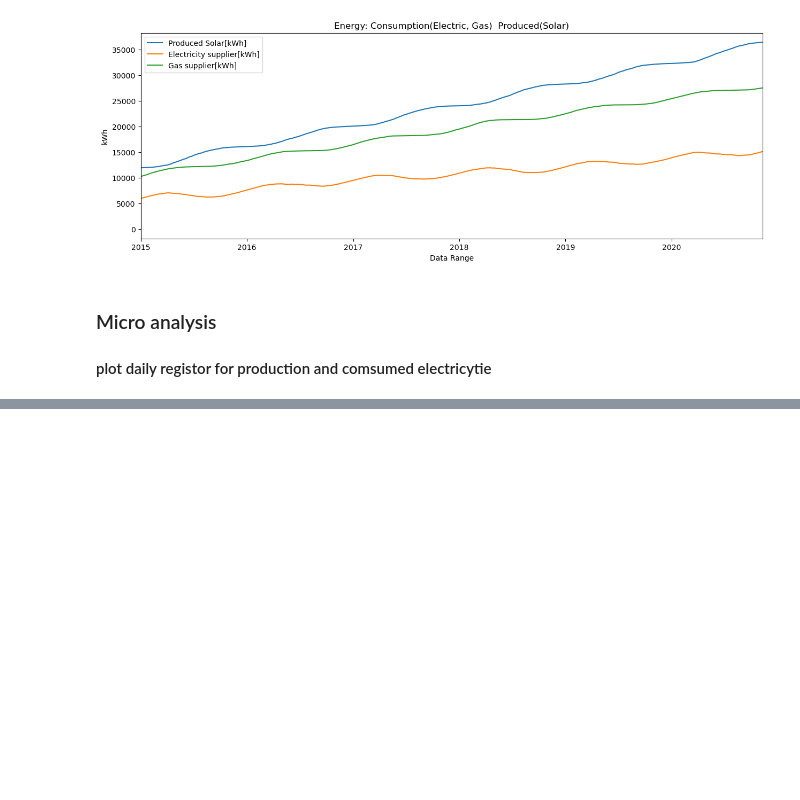
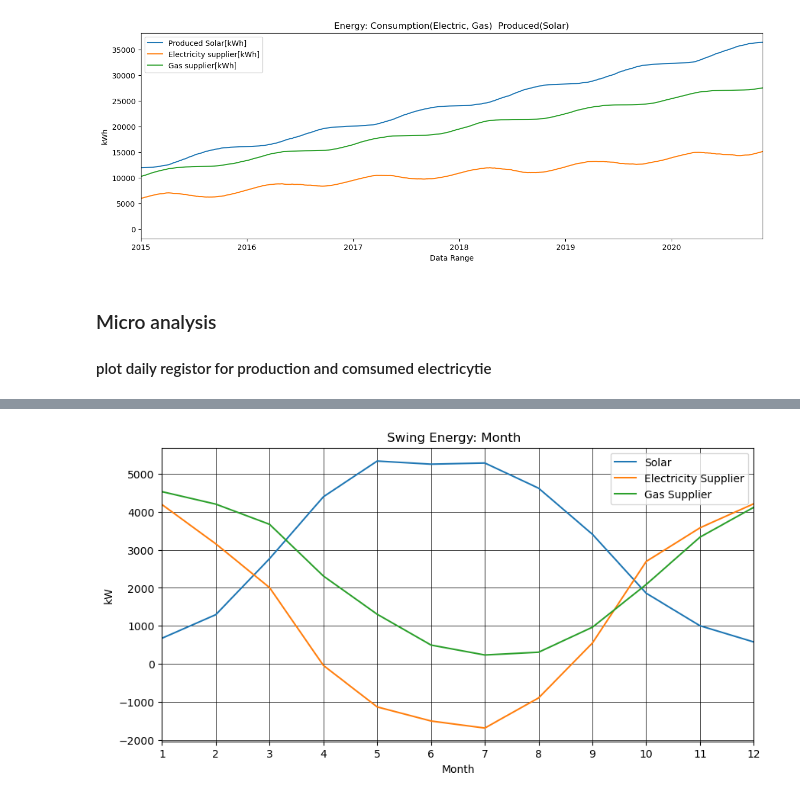
Before and after one commit to Bruno-H-Neves/ML--files, a Jupyter notebook: PV_Analysis.ipynb, the cells around one changed output, grey strips where cells are left out. Saved outputs shown, nothing was run; the diff lists cells and outputs as text; code cells hidden in the pictures; blank space fills up the shorter version.

```diff
--- a/PV_Analysis.ipynb
+++ b/PV_Analysis.ipynb
@@ -125,0 +162,20 @@ plt.show()
+# %%
+Energy_day_df=DateTime(Energy_day_df)
+
+Energy_Month_df=Energy_day_df[['KWh_Electric', 'KWh_Gas', 'KWh_Solar', 'month']].groupby('month', as_index=False).sum()
+# %%
+
+f, ax = plt.subplots(figsize=(10, 5))
+sns.lineplot(data=Energy_Month_df, x="month", y='KWh_Solar', label='Solar')
+sns.lineplot(data=Energy_Month_df, x="month", y="KWh_Electric", label='Electricity Supplier')
+sns.lineplot(data=Energy_Month_df, x="month", y="KWh_Gas", label='Gas Supplier')
+plt.title('Swing Energy: Month  ')
+plt.xlabel('Month'), plt.ylabel('kW')
+plt.grid(which='major', linestyle='-', linewidth=0.5, color='black')
+plt.grid(which='minor', linestyle=':', linewidth=0.5, color='black')
+ax.set_xticks(range(1,13))
+ax.set_xlim([1, 12])
+plt.legend()
+plt.show()
+# %% [output]
+[figure, added]
```
Also changed, not shown: parts of 9 cells of this notebook, 1 other file.
